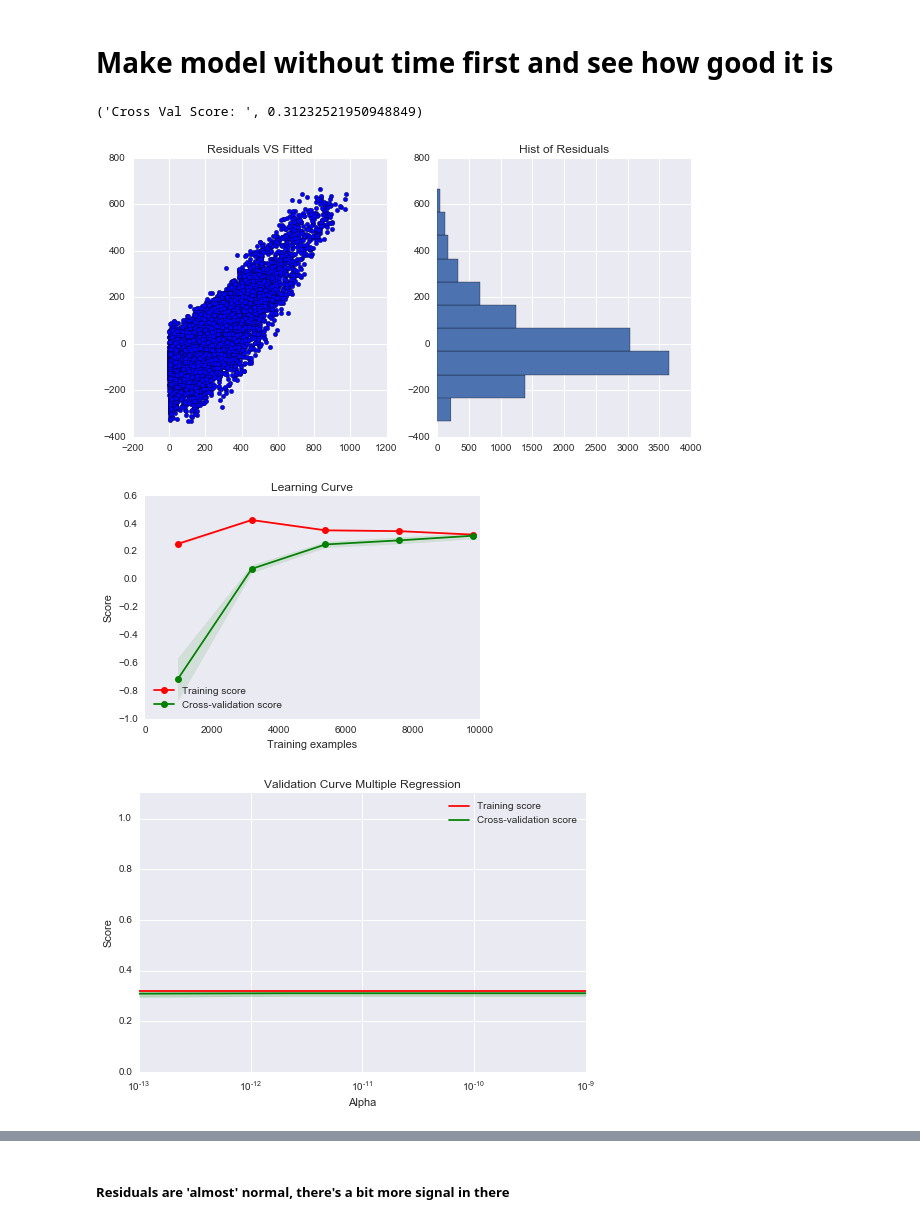
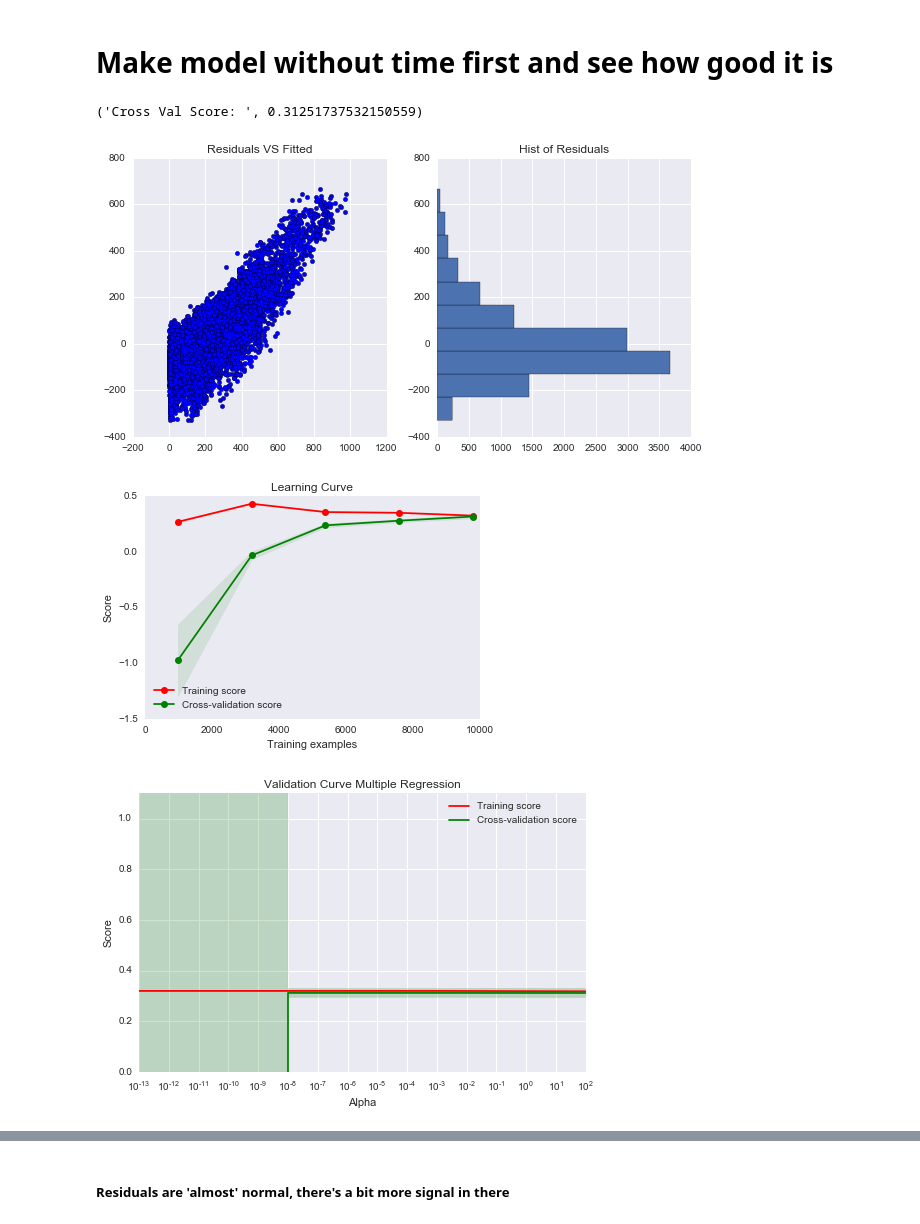
Before and after one commit to Ryanglambert/dc_bike_share_analysis, a Jupyter notebook: Bike_Share_EDA.ipynb, the cells around one changed output, grey strips where cells are left out. Cells and saved outputs as stored; diff of their text form; code cells hidden in the pictures.

```diff
--- a/Bike_Share_EDA.ipynb
+++ b/Bike_Share_EDA.ipynb
@@ -207,9 +209,9 @@ def plot_learning_curve(estimator, title, X, y, ylim=None, cv=None,
     plt.legend(loc="best")
     return plt
 
-def plot_validation_curve(X, y, estimator, param_range=np.logspace(-6, 6, 4)):
+def plot_validation_curve(X, y, estimator, param_range=np.logspace(-6, 6, 4), param_name='ridge__alpha'):
     train_scores, test_scores = validation_curve(
-        estimator, X, y, param_name='ridge__alpha',
+        estimator, X, y, param_name=param_name,
         param_range=param_range, cv=KFold(X.shape[0], n_folds=10, shuffle=True))
     test_scores_mean = np.mean(test_scores, axis=1)
     test_scores_std = np.std(test_scores, axis=1)
@@ -260,14 +262,14 @@ def score_model(X, y, est):
 y = train.iloc[:, 2]
 X = train.drop(['casual', 'registered', 'count'], axis=1)
 # %%
-est = make_pipeline(PolynomialFeatures(2), StandardScaler(), Ridge())
+est = make_pipeline(PolynomialFeatures(2), Ridge())
 est.fit(X, y)
 score_model(X, y, est)
 # %% [output]
-('Cross Val Score: ', 0.31232521950948849)
+('Cross Val Score: ', 0.31251737532150559)
-[figure, old version]
+[figure, new version]
-[figure, old version]
+[figure, new version]
 # %%
-plot_validation_curve(X, y, est, param_range=np.logspace(-13, -9, 4))
+plot_validation_curve(X, y, est, param_range=np.logspace(-13, 2, 4))
 # %% [output]
-[figure, old version]
+[figure, new version]
```
Also changed, not shown: parts of 49 cells of this notebook.
